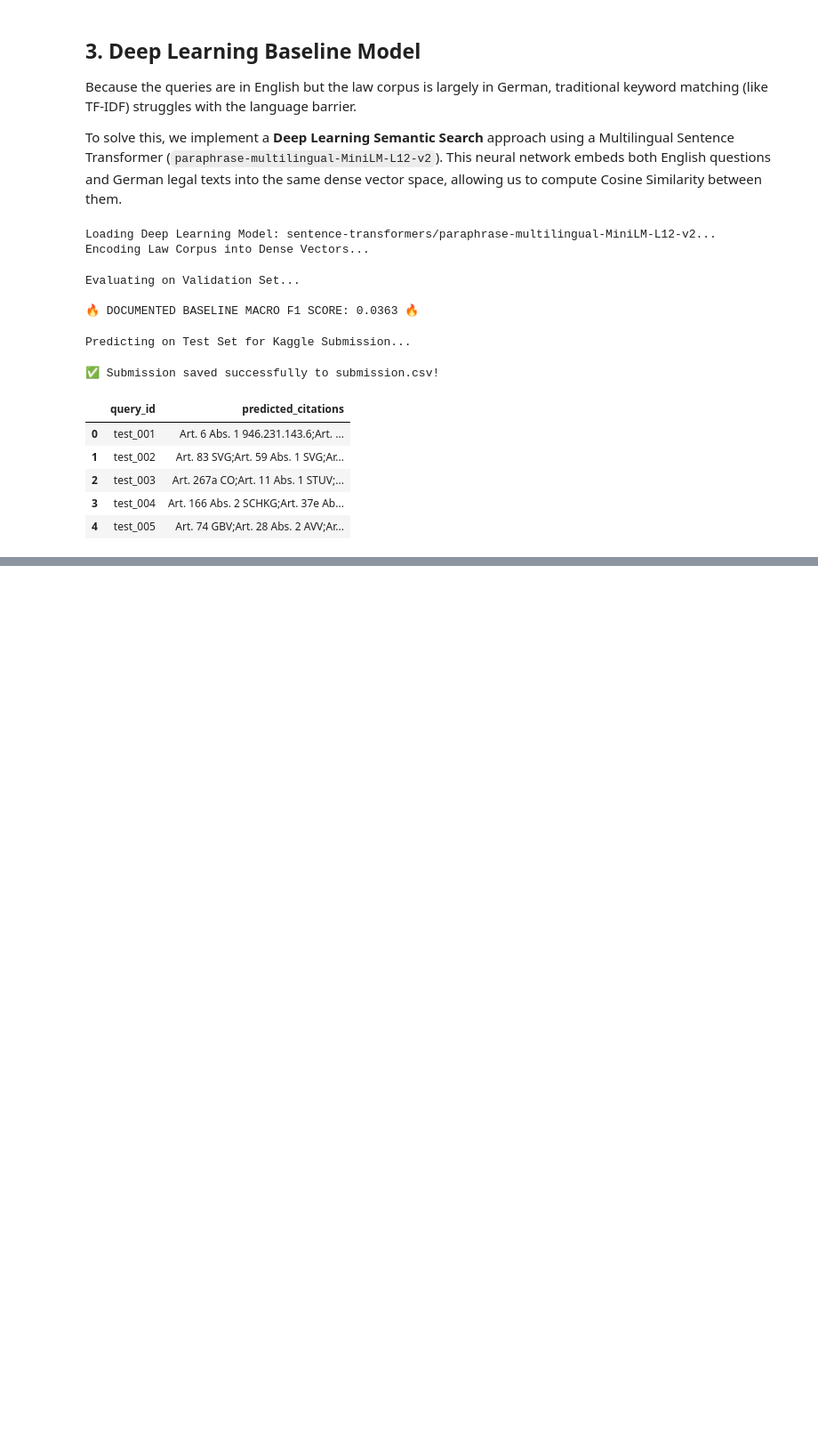
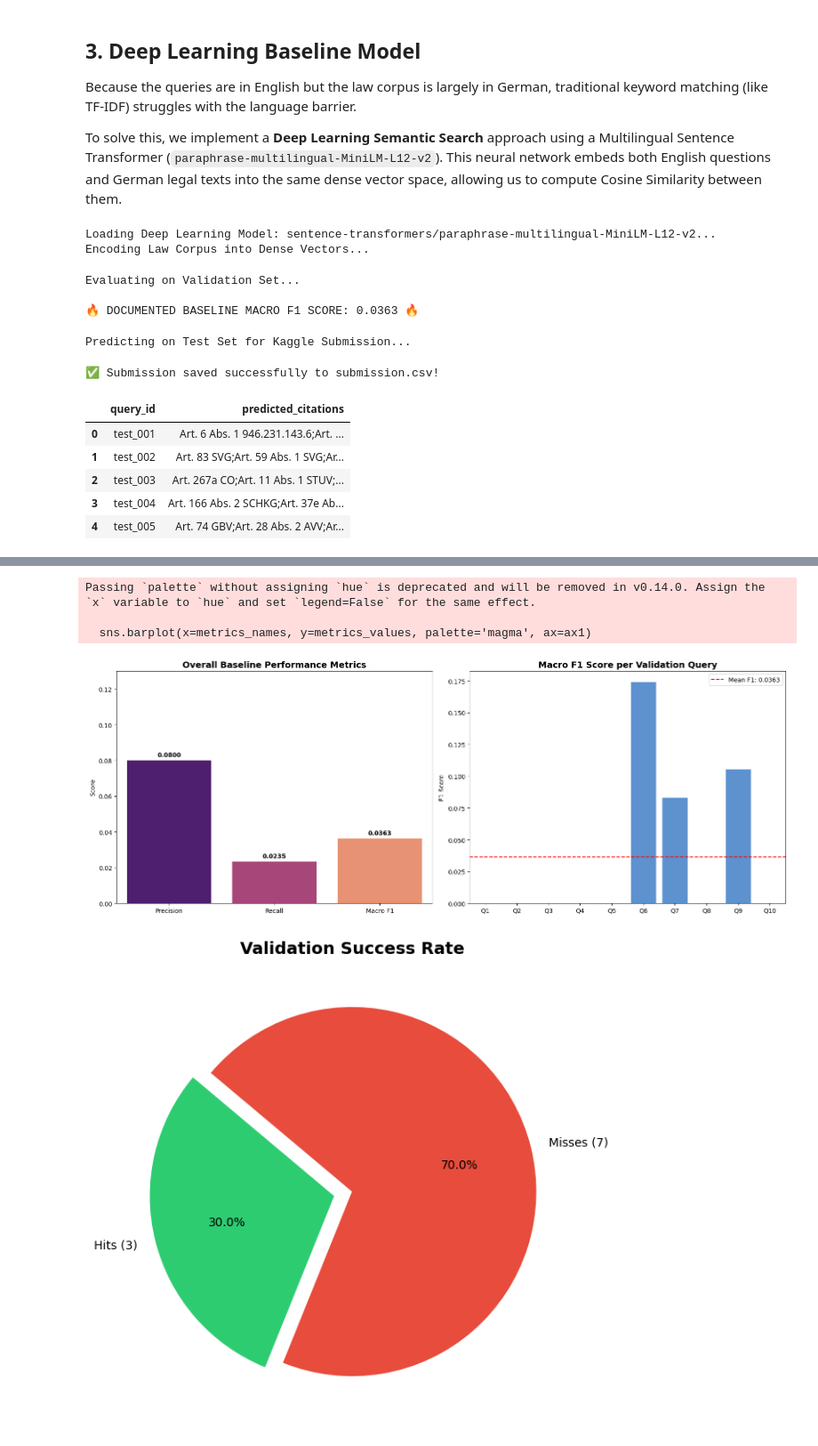
Before and after one commit to Eiqbal25/Elite-Operator-LLM, a Jupyter notebook: baseline_model.ipynb, the cells around one changed output, grey strips where cells are left out. Shown at 89% size. Saved outputs shown, nothing was run; the diff lists cells and outputs as text; code cells hidden in the pictures; blank space fills up the shorter version.

```diff
--- a/baseline_model.ipynb
+++ b/baseline_model.ipynb
@@ -215,0 +261,54 @@ Predicting on Test Set for Kaggle Submission...
+# %%
+import matplotlib.pyplot as plt
+import seaborn as sns
+
+# 1. Pull data directly from your previously calculated variables
+# These variables were defined in your Performance Report cell
+metrics_names = ['Precision', 'Recall', 'Macro F1']
+metrics_values = [avg_precision, avg_recall, avg_f1]
+
+# 2. Prepare Per-Query data
+query_ids = [f"Q{i+1}" for i in range(len(val_scores))]
+
+# Create the dashboard
+fig, (ax1, ax2) = plt.subplots(1, 2, figsize=(16, 6))
+
+# --- Plot 1: Summary Bar Chart (Dynamic) ---
+sns.barplot(x=metrics_names, y=metrics_values, palette='magma', ax=ax1)
+ax1.set_title('Overall Baseline Performance Metrics', fontsize=14, fontweight='bold')
+ax1.set_ylabel('Score')
+ax1.set_ylim(0, max(metrics_values) + 0.05) # Dynamic scaling
+
+# Add labels on top of bars automatically
+for i, v in enumerate(metrics_values):
+    ax1.text(i, v + 0.002, f"{v:.4f}", ha='center', fontweight='bold')
+
+# --- Plot 2: Per-Query F1 Score (Showcasing Consistency) ---
+sns.barplot(x=query_ids, y=val_scores, color='#4A90E2', ax=ax2)
+ax2.set_title('Macro F1 Score per Validation Query', fontsize=14, fontweight='bold')
+ax2.set_ylabel('F1 Score')
+ax2.axhline(avg_f1, color='red', linestyle='--', label=f'Mean F1: {avg_f1:.4f}')
+ax2.legend()
+
+plt.tight_layout()
+plt.show()
+
+# 3. Success Rate (Queries where we found at least one correct citation)
+successes = sum(1 for s in val_scores if s > 0)
+failures = len(val_scores) - successes
+
+plt.figure(figsize=(7, 7))
+plt.pie([successes, failures],
+        labels=[f'Hits ({successes})', f'Misses ({failures})'],
+        autopct='%1.1f%%',
+        colors=['#2ECC71', '#E74C3C'],
+        explode=(0.1, 0), # Pop out the 'Hits' slice for emphasis
+        startangle=140)
+plt.title('Validation Success Rate', fontsize=14, fontweight='bold')
+plt.show()
+# %% [output]
+Passing `palette` without assigning `hue` is deprecated and will be removed in v0.14.0. Assign the `x` variable to `hue` and set `legend=False` for the same effect.
+
+  sns.barplot(x=metrics_names, y=metrics_values, palette='magma', ax=ax1)
+[figure, added]
+[figure, added]
```
Also changed, not shown: parts of 1 cell of this notebook.
